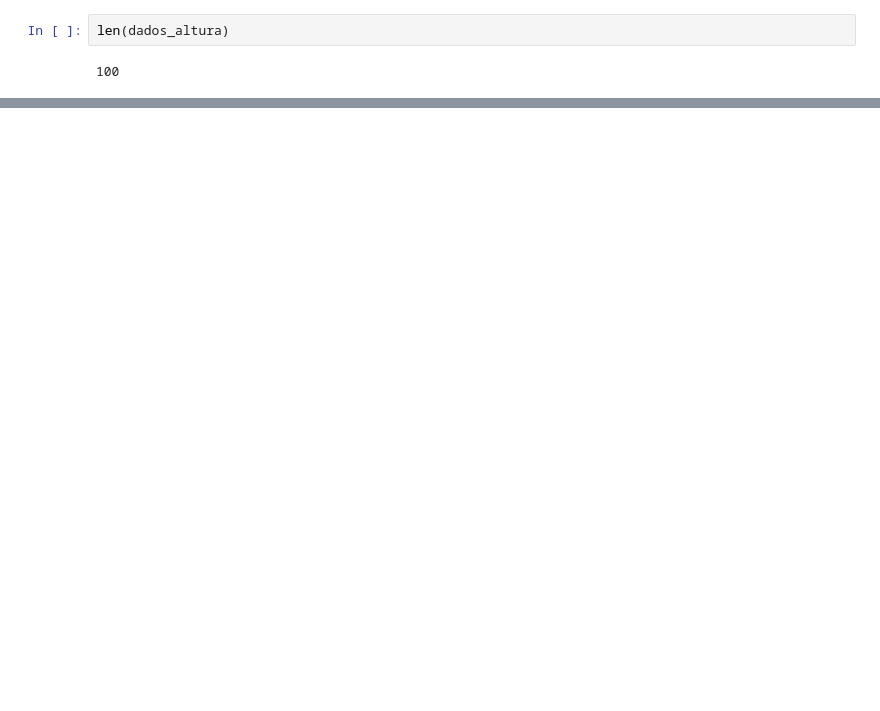
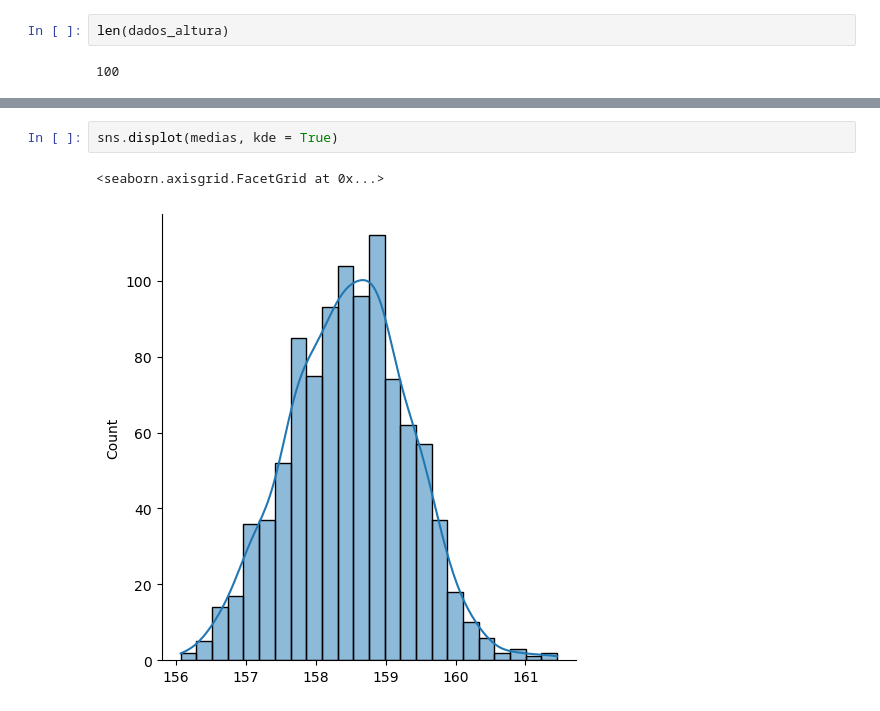
Before and after one commit to GabCosNev/Machine-Learning-Random, a Jupyter notebook: Distribuições/Normal.ipynb, the cells around one changed output, grey strips where cells are left out. Cells and saved outputs as stored; diff of their text form; blank space fills up the shorter version.

```diff
--- a/Distribuições/Normal.ipynb
+++ b/Distribuições/Normal.ipynb
@@ -76,0 +86,5 @@ sns.displot(dados_altura, kde= True)
+# %%
+sns.displot(medias, kde = True)
+# %% [output]
+<seaborn.axisgrid.FacetGrid at 0x...>
+[figure, added]
```
Also changed, not shown: parts of 6 cells of this notebook.
